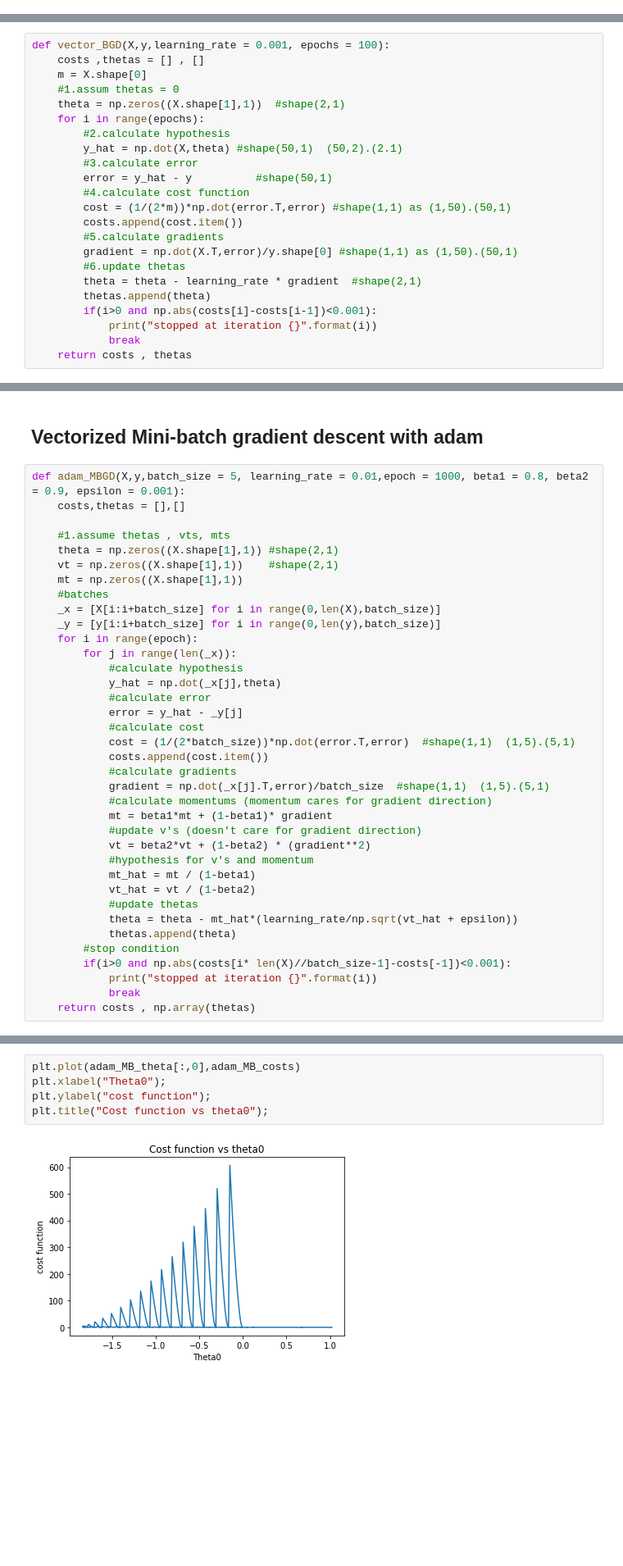
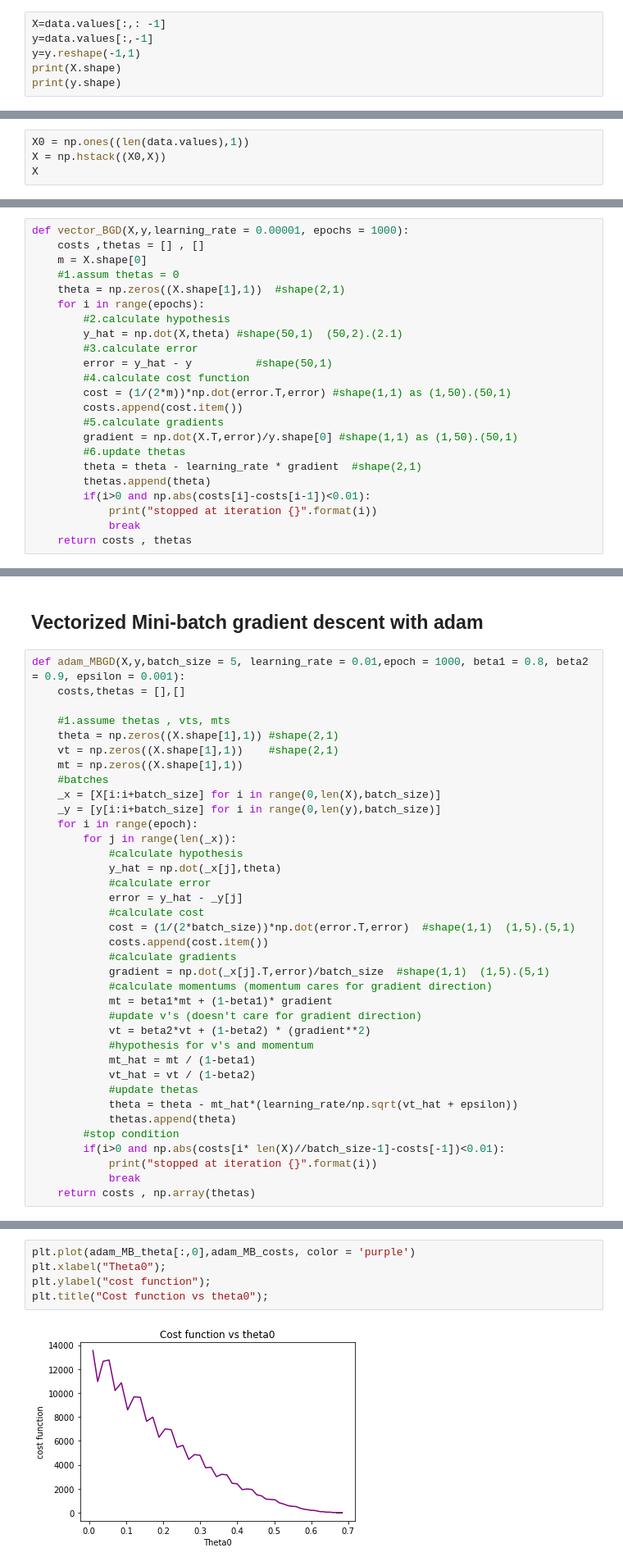
Before and after one commit to Abdelrahman13-coder/Optimization, a Jupyter notebook: Vectorized & Combined Algorithms.ipynb, the cells around one changed output, grey strips where cells are left out. Shown: that part at 82% size. Saved outputs shown, nothing was run; the diff lists cells and outputs as text; blank space fills up the shorter version.

```diff
--- a/Vectorized & Combined Algorithms.ipynb
+++ b/Vectorized & Combined Algorithms.ipynb
@@ -27,0 +50,6 @@ y.shape
+# %%
+X=data.values[:,: -1]
+y=data.values[:,-1]
+y=y.reshape(-1,1)
+print(X.shape)
+print(y.shape)
@@ -27,0 +59,4 @@ y.shape
+# %%
+X0 = np.ones((len(data.values),1))
+X = np.hstack((X0,X))
+X
@@ -28,7 +81,7 @@ y.shape
 # %% [markdown]
 ## Vectorized Batch gradient descent
 # %%
-def vector_BGD(X,y,learning_rate = 0.001, epochs = 100):
+def vector_BGD(X,y,learning_rate = 0.00001, epochs = 1000):
     costs ,thetas = [] , []
     m = X.shape[0]
     #1.assum thetas = 0
@@ -46,7 +99,7 @@ def vector_BGD(X,y,learning_rate = 0.001, epochs = 100):
         #6.update thetas
         theta = theta - learning_rate * gradient  #shape(2,1)
         thetas.append(theta)
-        if(i>0 and np.abs(costs[i]-costs[i-1])<0.001):
+        if(i>0 and np.abs(costs[i]-costs[i-1])<0.01):
             print("stopped at iteration {}".format(i))
             break
     return costs , thetas
@@ -163,7 +214,7 @@ def adam_MBGD(X,y,batch_size = 5, learning_rate = 0.01,epoch = 1000, beta1 = 0.8
             theta = theta - mt_hat*(learning_rate/np.sqrt(vt_hat + epsilon))
             thetas.append(theta)
         #stop condition
-        if(i>0 and np.abs(costs[i* len(X)//batch_size-1]-costs[-1])<0.001):
+        if(i>0 and np.abs(costs[i* len(X)//batch_size-1]-costs[-1])<0.01):
             print("stopped at iteration {}".format(i))
             break
     return costs , np.array(thetas)
@@ -181,10 +232,10 @@ plt.title("Cost function vs Epoch");
 # %%
-plt.plot(adam_MB_theta[:,0],adam_MB_costs)
+plt.plot(adam_MB_theta[:,0],adam_MB_costs, color = 'purple')
 plt.xlabel("Theta0");
 plt.ylabel("cost function");
 plt.title("Cost function vs theta0");
 # %% [output]
-[figure, old version]
+[figure, new version]
 # %%
 r2_score(y,np.dot(X,adam_MB_theta[-1]))
 # %% [output]
```
Also changed, not shown: parts of 23 cells of this notebook.
